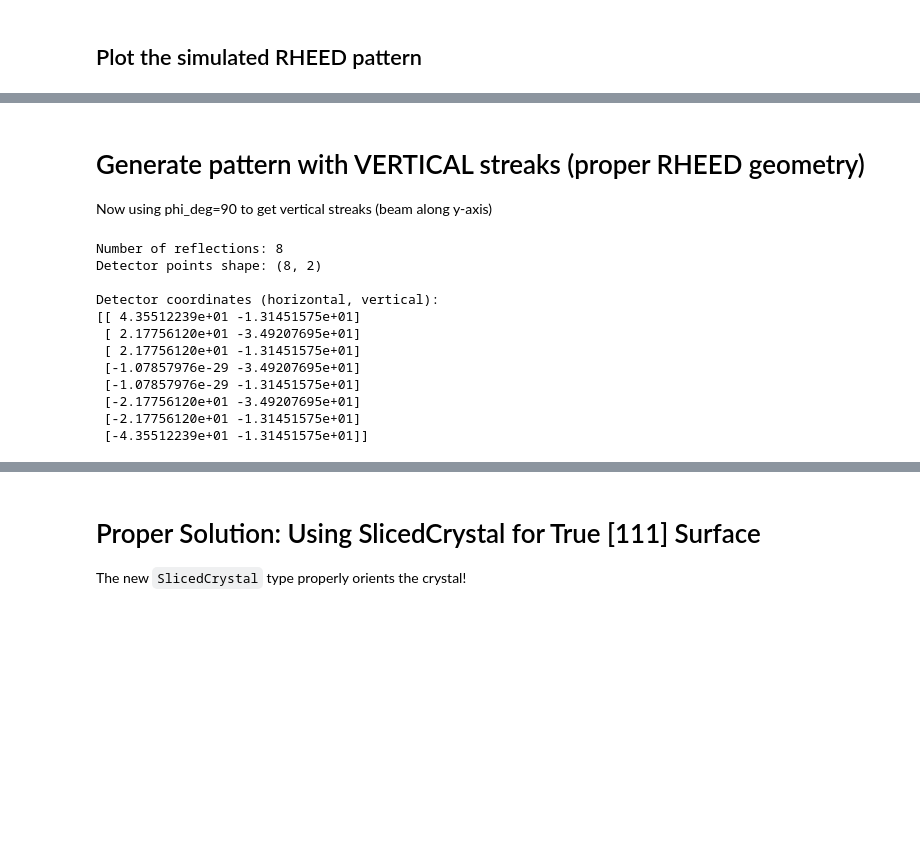
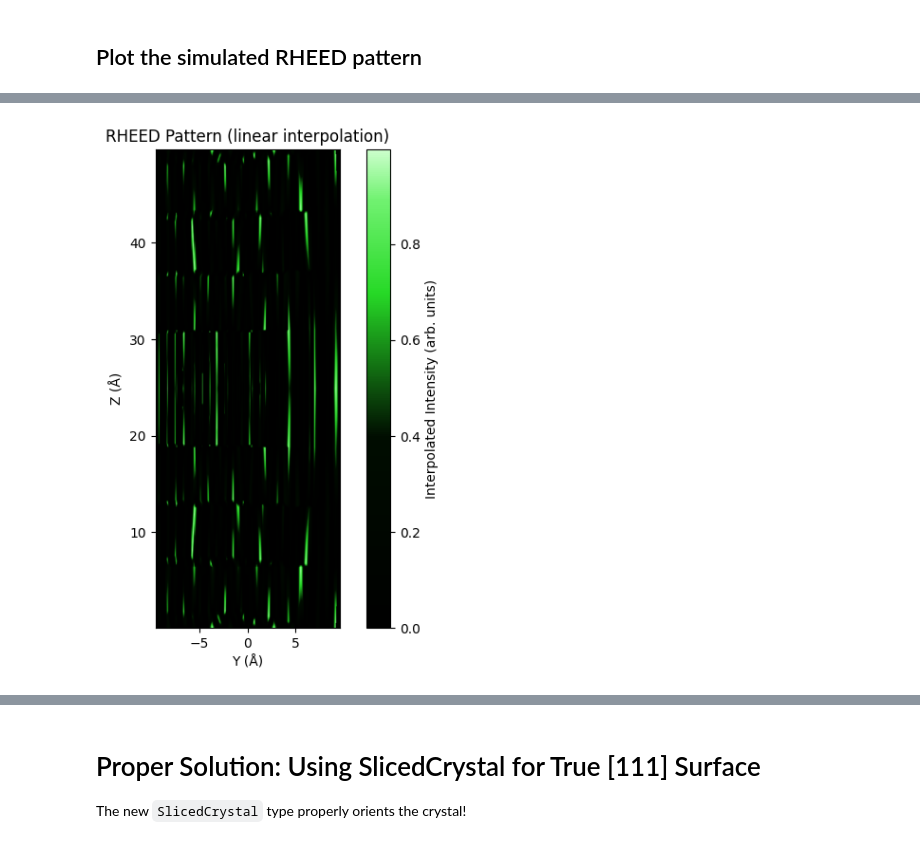
Before and after one commit to debangshu-mukherjee/rheedium, a Jupyter notebook: tutorials/02_kinematic_SrTiO3.ipynb, the cells around one changed output, grey strips where cells are left out. Drawn from its saved outputs; the diff is of its cells as text; code cells hidden in the pictures; blank space fills up the shorter version.

```diff
--- a/tutorials/02_kinematic_SrTiO3.ipynb
+++ b/tutorials/02_kinematic_SrTiO3.ipynb
@@ -106,0 +88,15 @@ RHEEDPattern(G_indices=Array([193, 197, 198, 202, 203, 207, 208, 213], dtype=int
+# %%
+# Generate RHEED streak pattern for SrTiO3
+detector_coords, intensities, hk_indices = rh.simul.streak_simulator(
+    crystal=structure_file,
+    voltage_kv=voltage_kV,
+    theta_deg=theta_deg,
+    hmax=hmax,
+    kmax=kmax,
+    detector_distance=detector_distance,
+    points_per_streak=points_per_streak,
+)
+
+print(f"Number of streak points: {len(intensities)}")
+print(f"X-coordinate range: [{detector_coords[:, 0].min():.2f}, {detector_coords[:, 0].max():.2f}] mm")
+print(f"Y-coordinate range: [{detector_coords[:, 1].min():.2f}, {detector_coords[:, 1].max():.2f}] mm")
@@ -138,40 +129,15 @@ rh.plots.plot_rheed(pattern_111, grid_size=400, interp_type="cubic")
-# %% [markdown]
-# Generate pattern with VERTICAL streaks (proper RHEED geometry)
-
-Now using phi_deg=90 to get vertical streaks (beam along y-axis)
-# %%
-# Generate RHEED pattern with VERTICAL streaks
-pattern_vertical = rh.simul.kinematic_simulator(
-    crystal=structure_file,
-    voltage_kv=voltage_kV,
-    theta_deg=theta_deg,
-    phi_deg=90.0,  # KEY: phi=90 rotates beam to y-axis, giving vertical streaks!
-    hmax=hmax,
-    kmax=kmax,
-    lmax=lmax,
-    tolerance=tolerance,
-    detector_distance=detector_distance,
-    z_sign=-1.0,
-    temperature=300.0,
-    surface_roughness=0.5,
-    detector_acceptance=0.01,
-    surface_fraction=0.3,
-)
-
-print(f"Number of reflections: {len(pattern_vertical.intensities)}")
-print(f"Detector points shape: {pattern_vertical.detector_points.shape}")
-print("\nDetector coordinates (horizontal, vertical):")
-print(pattern_vertical.detector_points)
-# %% [output]
-Number of reflections: 8
-Detector points shape: (8, 2)
-
-Detector coordinates (horizontal, vertical):
-[[ 4.35512239e+01 -1.31451575e+01]
- [ 2.17756120e+01 -3.49207695e+01]
- [ 2.17756120e+01 -1.31451575e+01]
- [-1.07857976e-29 -3.49207695e+01]
- [-1.07857976e-29 -1.31451575e+01]
- [-2.17756120e+01 -3.49207695e+01]
- [-2.17756120e+01 -1.31451575e+01]
- [-4.35512239e+01 -1.31451575e+01]]
+# %%
+# Create RHEEDPattern for plotting
+from rheedium.types import create_rheed_pattern
+
+streak_pattern = create_rheed_pattern(
+    g_indices=jnp.arange(len(intensities), dtype=jnp.int32),
+    k_out=jnp.zeros((len(intensities), 3)),
+    detector_points=detector_coords,
+    intensities=intensities,
+)
+
+# Plot using phosphor colormap
+rh.plots.plot_rheed(streak_pattern, grid_size=400, interp_type="linear")
+# %% [output]
+[figure, added]
```
Also changed, not shown: parts of 22 cells of this notebook, 5 other files.
